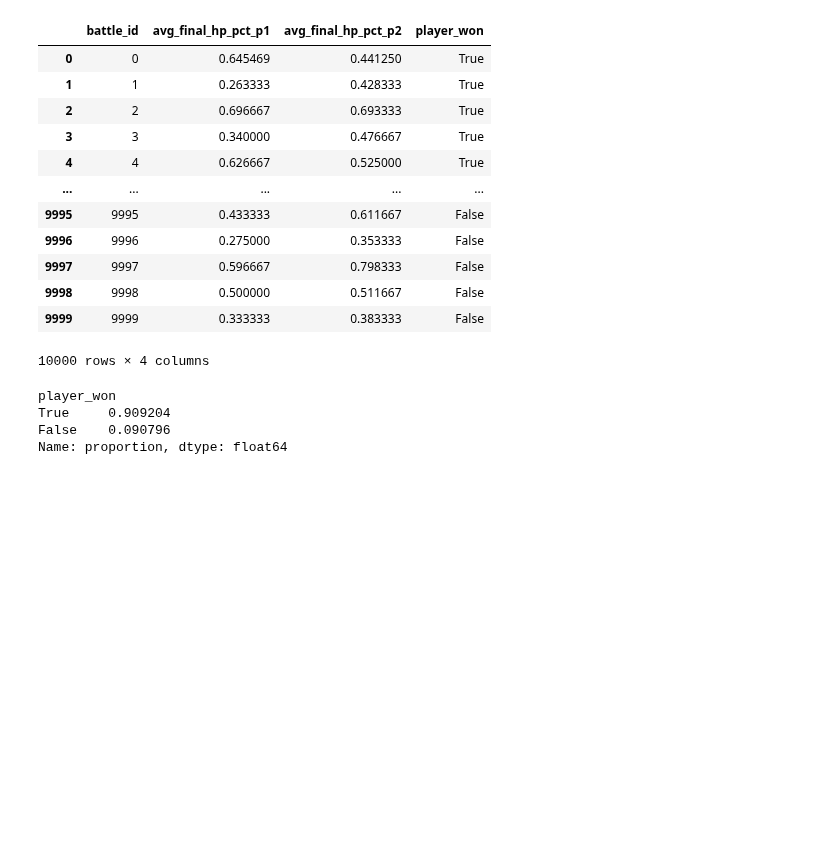
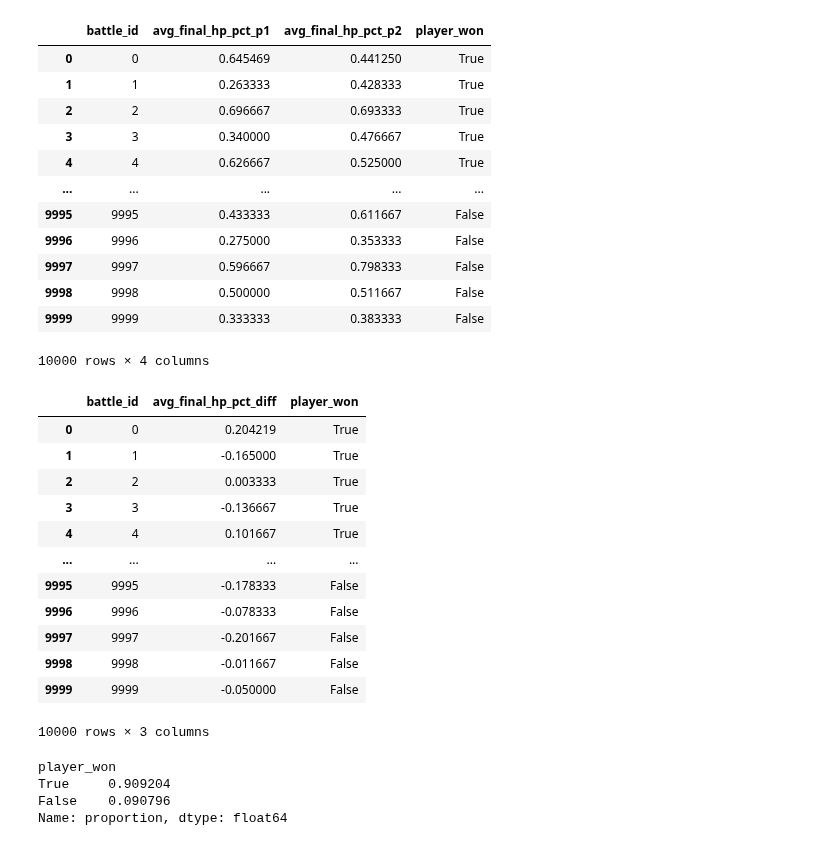
Before and after one commit to LeonardoSani/FDS_challenge, a Jupyter notebook: Notebook.ipynb, the cells around one changed output. Saved outputs shown, nothing was run; the diff lists cells and outputs as text; code cells hidden in the pictures; blank space fills up the shorter version.

```diff
--- a/Notebook.ipynb
+++ b/Notebook.ipynb
@@ -271,6 +271,22 @@ avg_final_HP_pct(train_data)
 | 9998 | 9998 | 0.500000 | 0.511667 | False |
 | 9999 | 9999 | 0.333333 | 0.383333 | False |
 10000 rows × 4 columns
+# %%
+avg_final_HP_pct(train_data,difference=True)
+# %% [output]
+|  | battle_id | avg_final_hp_pct_diff | player_won |
+| 0 | 0 | 0.204219 | True |
+| 1 | 1 | -0.165000 | True |
+| 2 | 2 | 0.003333 | True |
+| 3 | 3 | -0.136667 | True |
+| 4 | 4 | 0.101667 | True |
+| ... | ... | ... | ... |
+| 9995 | 9995 | -0.178333 | False |
+| 9996 | 9996 | -0.078333 | False |
+| 9997 | 9997 | -0.201667 | False |
+| 9998 | 9998 | -0.011667 | False |
+| 9999 | 9999 | -0.050000 | False |
+10000 rows × 3 columns
 # %%
 # compare avg_final_HP_pct p1 > avg_final_HP_pct p2 with player_won and value counts
 
```
Also changed, not shown: parts of 2 cells of this notebook.
